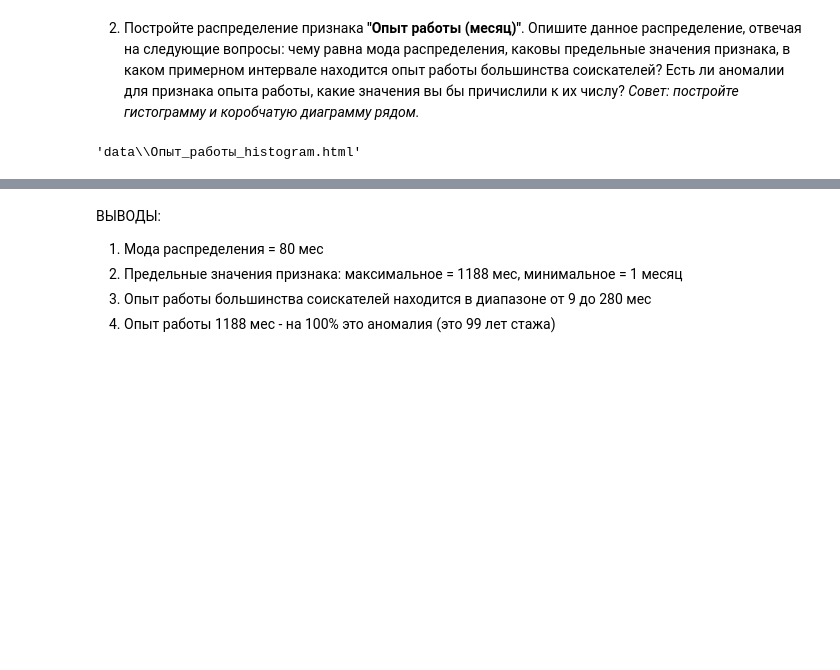
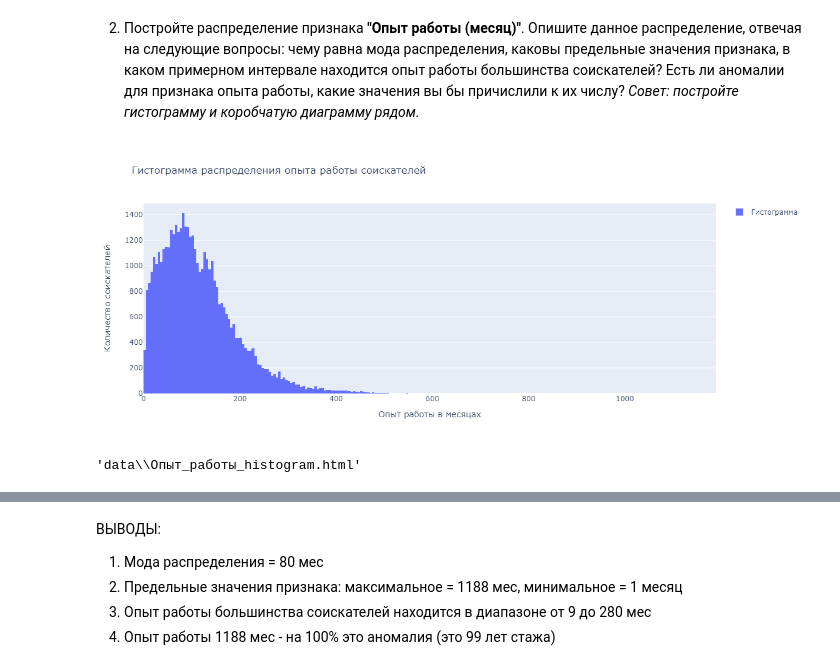
Before and after one commit to Melan777/MY_DataSciense, a Jupyter notebook: PROJECT_1/Project_1.ipynb, the cells around one changed output, grey strips where cells are left out. Drawn from its saved outputs; the diff is of its cells as text; code cells hidden in the pictures; blank space fills up the shorter version.

Commit message:
Реализована выдача графиков в формате PNG на экран

```diff
--- a/PROJECT_1/Project_1.ipynb
+++ b/PROJECT_1/Project_1.ipynb
@@ -694,33 +696,36 @@ pyo.plot(fig_box, filename='data\Возраст_boxplot.html')  # Сохране
 # Подготавливаем данные
 data2 = hh_data_merged['Опыт работы (месяц)']
 # Подготовка данных для построения Гистограммы при помощи библиотеки Plotly
 # Создание Гистограммы
 hist = go.Histogram(x=data2, name='Гистограмма')
 # Создание подзаголовков для гистограммы
 layout_hist = go.Layout(
     title='Гистограмма распределения опыта работы соискателей',
     yaxis=dict(title='Количество соискателей'),
     xaxis=dict(title='Опыт работы в месяцах'),
+    width=1200,
     showlegend=True
 )
 # Создание фигуры, содержащей гистограмму
 fig_hist = go.Figure(data=hist, layout=layout_hist)
 
 # Подготовка данных для построения Коробч. диаграммы при помощи библиотеки Plotly
 # Создание коробчатой диаграммы
 box = go.Box(x=data2, name='Коробч. диагр.')
 # Создание подзаголовков для коробчатой диаграммы
 layout_box = go.Layout(
     title='Коробчатая диаграмма распределения опыта работы соискателей',
     yaxis=dict(title=''),
     xaxis=dict(title='Опыт работы в месяцах'),
+    width=1200,
     showlegend=True
 )
 # Создание фигуры, содержащей коробчатую диаграмму
 fig_box = go.Figure(data=box, layout=layout_box)
 
-# fig_hist.show() # Вывод на экран фигуры, содержащей гистограмму
+fig_hist.show('png') # Вывод на экран фигуры, содержащей гистограмму
 pyo.plot(fig_hist, filename='data\Опыт_работы_histogram.html')  # Сохранение в HTML-файл
 # %% [output]
+[figure, added]
 'data\\Опыт_работы_histogram.html'
 # %%
```
Also changed, not shown: parts of 6 cells of this notebook.
